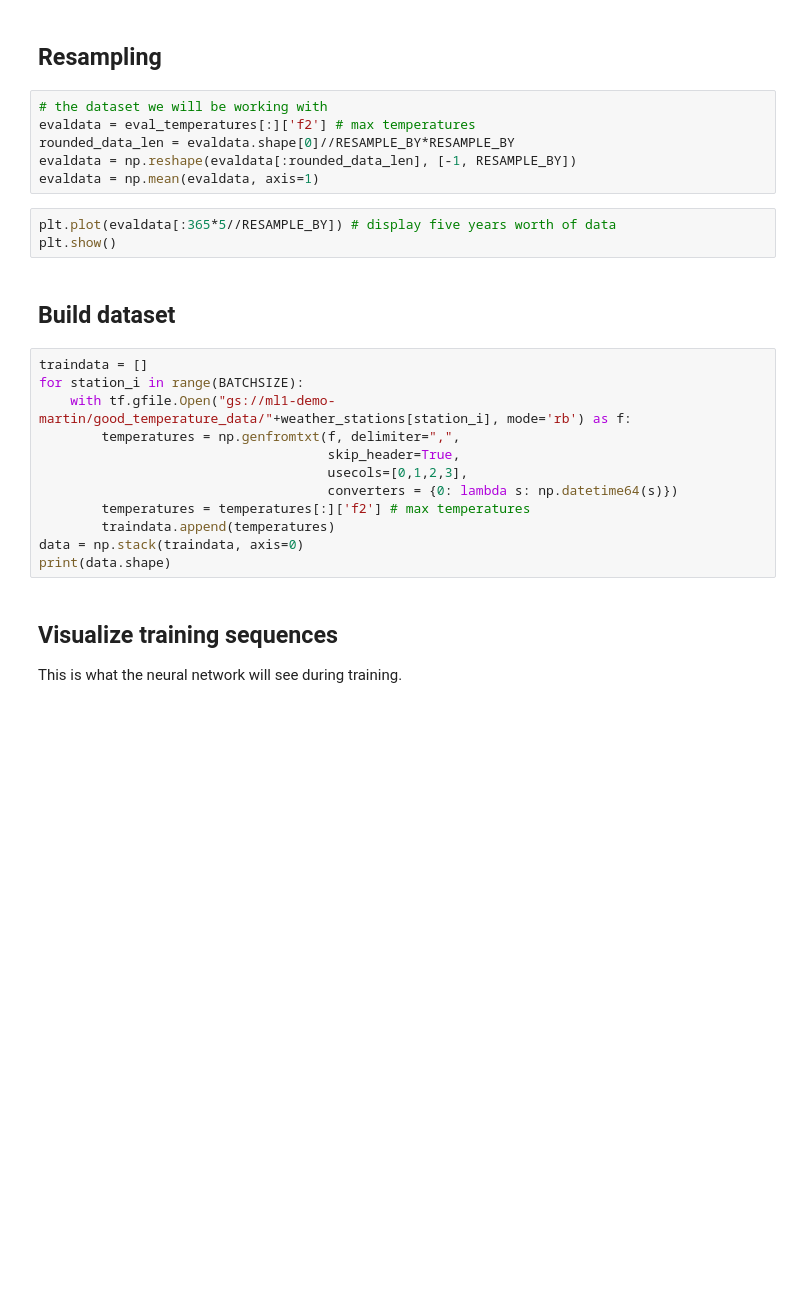
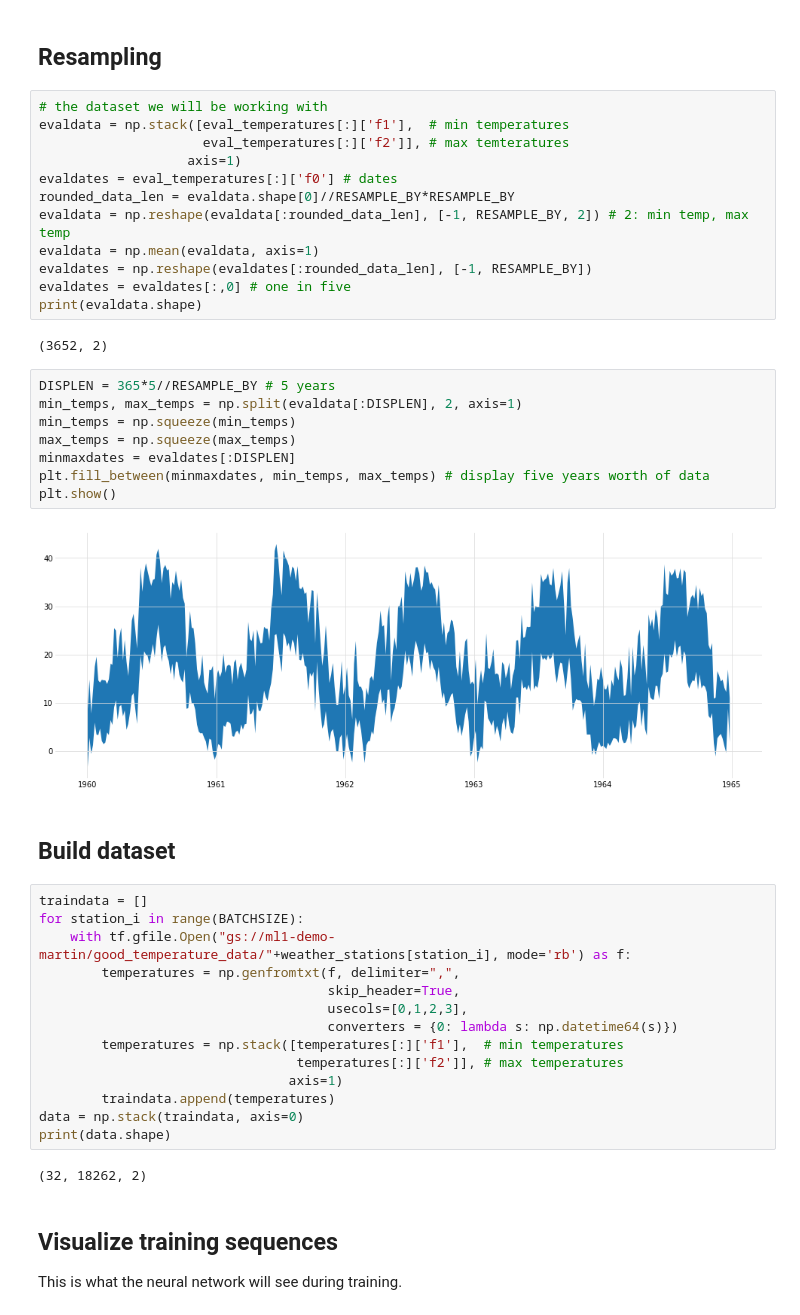
Before and after one commit to dnadamson/tensorflow-rnn-tutorial, a Jupyter notebook: tutorial/01_RNN_generator_temperatures_multisite.ipynb, the cells around one changed output. Drawn from its saved outputs; the diff is of its cells as text; blank space fills up the shorter version.

Commit message:
adapted temperature model for min-max temperatures
Change-Id: I110e9efae9155a96473e7d68872192cdcc37966d

```diff
--- a/tutorial/01_RNN_generator_temperatures_multisite.ipynb
+++ b/tutorial/01_RNN_generator_temperatures_multisite.ipynb
@@ -68,13 +73,28 @@ plt.show()
 ## Resampling
 # %%
 # the dataset we will be working with
-evaldata = eval_temperatures[:]['f2'] # max temperatures
+evaldata = np.stack([eval_temperatures[:]['f1'],  # min temperatures
+                     eval_temperatures[:]['f2']], # max temteratures
+                   axis=1)
+evaldates = eval_temperatures[:]['f0'] # dates
 rounded_data_len = evaldata.shape[0]//RESAMPLE_BY*RESAMPLE_BY
-evaldata = np.reshape(evaldata[:rounded_data_len], [-1, RESAMPLE_BY])
+evaldata = np.reshape(evaldata[:rounded_data_len], [-1, RESAMPLE_BY, 2]) # 2: min temp, max temp
 evaldata = np.mean(evaldata, axis=1)
+evaldates = np.reshape(evaldates[:rounded_data_len], [-1, RESAMPLE_BY])
+evaldates = evaldates[:,0] # one in five
+print(evaldata.shape)
+# %% [output]
+(3652, 2)
-# %%
-plt.plot(evaldata[:365*5//RESAMPLE_BY]) # display five years worth of data
-plt.show()
+# %%
+DISPLEN = 365*5//RESAMPLE_BY # 5 years
+min_temps, max_temps = np.split(evaldata[:DISPLEN], 2, axis=1)
+min_temps = np.squeeze(min_temps)
+max_temps = np.squeeze(max_temps)
+minmaxdates = evaldates[:DISPLEN]
+plt.fill_between(minmaxdates, min_temps, max_temps) # display five years worth of data
+plt.show()
+# %% [output]
+[figure, added]
 # %% [markdown]
 ## Build dataset
 # %%
@@ -85,10 +105,14 @@ for station_i in range(BATCHSIZE):
                                      skip_header=True,
                                      usecols=[0,1,2,3],
                                      converters = {0: lambda s: np.datetime64(s)})
-        temperatures = temperatures[:]['f2'] # max temperatures
+        temperatures = np.stack([temperatures[:]['f1'],  # min temperatures
+                                 temperatures[:]['f2']], # max temperatures
+                                axis=1)
         traindata.append(temperatures)
 data = np.stack(traindata, axis=0)
 print(data.shape)
+# %% [output]
+(32, 18262, 2)
 # %% [markdown]
 ## Visualize training sequences
 This is what the neural network will see during training.
```
Also changed, not shown: parts of 14 cells of this notebook, 1 other file.
